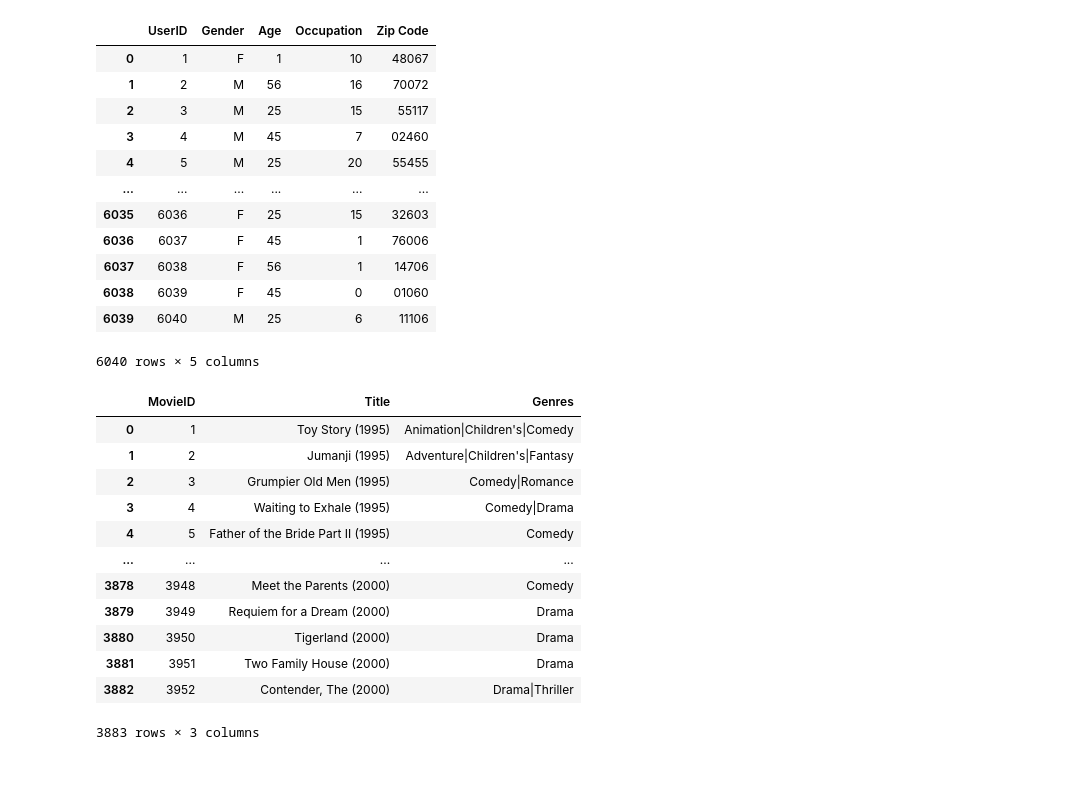
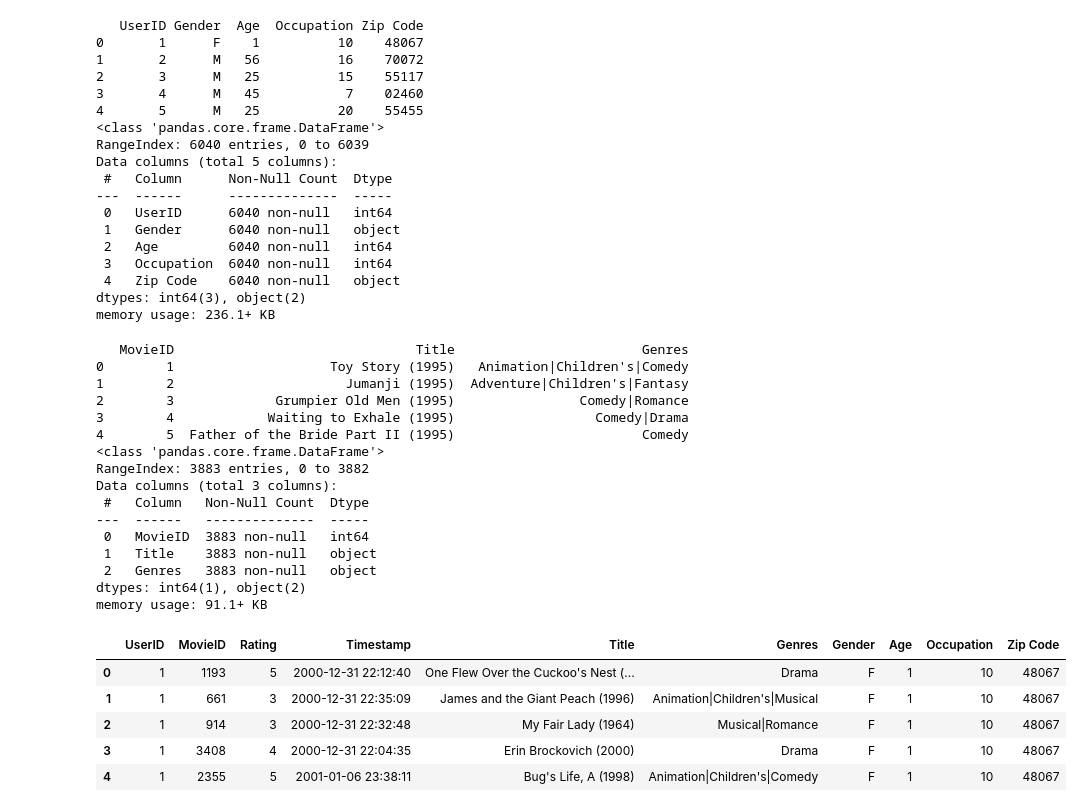
Before and after one commit to the-HarshUpadhyay/Movie-Recommendation, a Jupyter notebook: notebooks/data_exploration.ipynb, the cells around one changed output. Cells and saved outputs as stored; diff of their text form; code cells hidden in the pictures; blank space fills up the shorter version.

```diff
--- a/notebooks/data_exploration.ipynb
+++ b/notebooks/data_exploration.ipynb
@@ -24,32 +33,56 @@ dat_ratings
 # %%
-dat_users
+print(dat_users.head())
+dat_users.info()
+#no null values found
 # %% [output]
-|  | UserID | Gender | Age | Occupation | Zip Code |
-| 0 | 1 | F | 1 | 10 | 48067 |
-| 1 | 2 | M | 56 | 16 | 70072 |
-| 2 | 3 | M | 25 | 15 | 55117 |
-| 3 | 4 | M | 45 | 7 | 02460 |
-| 4 | 5 | M | 25 | 20 | 55455 |
-| ... | ... | ... | ... | ... | ... |
-| 6035 | 6036 | F | 25 | 15 | 32603 |
-| 6036 | 6037 | F | 45 | 1 | 76006 |
-| 6037 | 6038 | F | 56 | 1 | 14706 |
-| 6038 | 6039 | F | 45 | 0 | 01060 |
-| 6039 | 6040 | M | 25 | 6 | 11106 |
-6040 rows × 5 columns
+   UserID Gender  Age  Occupation Zip Code
+0       1      F    1          10    48067
+1       2      M   56          16    70072
+2       3      M   25          15    55117
+3       4      M   45           7    02460
+4       5      M   25          20    55455
+<class 'pandas.core.frame.DataFrame'>
+RangeIndex: 6040 entries, 0 to 6039
+Data columns (total 5 columns):
+ #   Column      Non-Null Count  Dtype
+---  ------      --------------  -----
+ 0   UserID      6040 non-null   int64
+ 1   Gender      6040 non-null   object
+ 2   Age         6040 non-null   int64
+ 3   Occupation  6040 non-null   int64
+ 4   Zip Code    6040 non-null   object
+dtypes: int64(3), object(2)
+memory usage: 236.1+ KB
 # %%
-dat_movies
+print(dat_movies.head())
+dat_movies.info()
+#no null values
 # %% [output]
-|  | MovieID | Title | Genres |
-| 0 | 1 | Toy Story (1995) | Animation|Children's|Comedy |
-| 1 | 2 | Jumanji (1995) | Adventure|Children's|Fantasy |
-| 2 | 3 | Grumpier Old Men (1995) | Comedy|Romance |
-| 3 | 4 | Waiting to Exhale (1995) | Comedy|Drama |
-| 4 | 5 | Father of the Bride Part II (1995) | Comedy |
-| ... | ... | ... | ... |
-| 3878 | 3948 | Meet the Parents (2000) | Comedy |
-| 3879 | 3949 | Requiem for a Dream (2000) | Drama |
-| 3880 | 3950 | Tigerland (2000) | Drama |
-| 3881 | 3951 | Two Family House (2000) | Drama |
-| 3882 | 3952 | Contender, The (2000) | Drama|Thriller |
-3883 rows × 3 columns
+   MovieID                               Title                        Genres
+0        1                    Toy Story (1995)   Animation|Children's|Comedy
+1        2                      Jumanji (1995)  Adventure|Children's|Fantasy
+2        3             Grumpier Old Men (1995)                Comedy|Romance
+3        4            Waiting to Exhale (1995)                  Comedy|Drama
+4        5  Father of the Bride Part II (1995)                        Comedy
+<class 'pandas.core.frame.DataFrame'>
+RangeIndex: 3883 entries, 0 to 3882
+Data columns (total 3 columns):
+ #   Column   Non-Null Count  Dtype
+---  ------   --------------  -----
+ 0   MovieID  3883 non-null   int64
+ 1   Title    3883 non-null   object
+ 2   Genres   3883 non-null   object
+dtypes: int64(1), object(2)
+memory usage: 91.1+ KB
+# %%
+#Merging the dataframes
+dat_merged = dat_ratings.merge(dat_movies,on='MovieID', how="inner")
+dat_merged = dat_merged.merge(dat_users,on='UserID')
+dat_merged.head()
+# %% [output]
+|  | UserID | MovieID | Rating | Timestamp | Title | Genres | Gender | Age | Occupation | Zip Code |
+| 0 | 1 | 1193 | 5 | 2000-12-31 22:12:40 | One Flew Over the Cuckoo's Nest (... | Drama | F | 1 | 10 | 48067 |
+| 1 | 1 | 661 | 3 | 2000-12-31 22:35:09 | James and the Giant Peach (1996) | Animation|Children's|Musical | F | 1 | 10 | 48067 |
+| 2 | 1 | 914 | 3 | 2000-12-31 22:32:48 | My Fair Lady (1964) | Musical|Romance | F | 1 | 10 | 48067 |
+| 3 | 1 | 3408 | 4 | 2000-12-31 22:04:35 | Erin Brockovich (2000) | Drama | F | 1 | 10 | 48067 |
+| 4 | 1 | 2355 | 5 | 2001-01-06 23:38:11 | Bug's Life, A (1998) | Animation|Children's|Comedy | F | 1 | 10 | 48067 |
```
Also changed, not shown: parts of 9 cells of this notebook.
